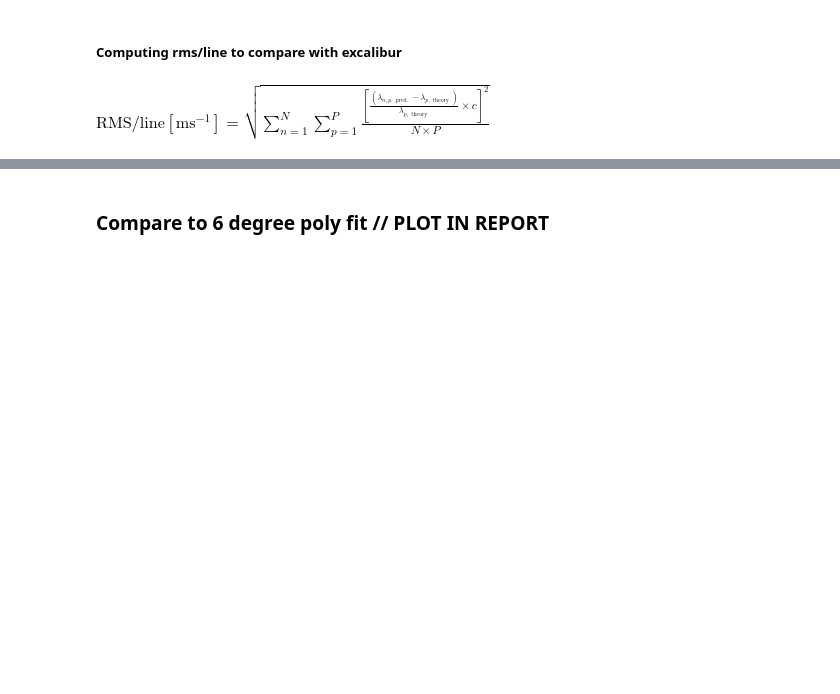
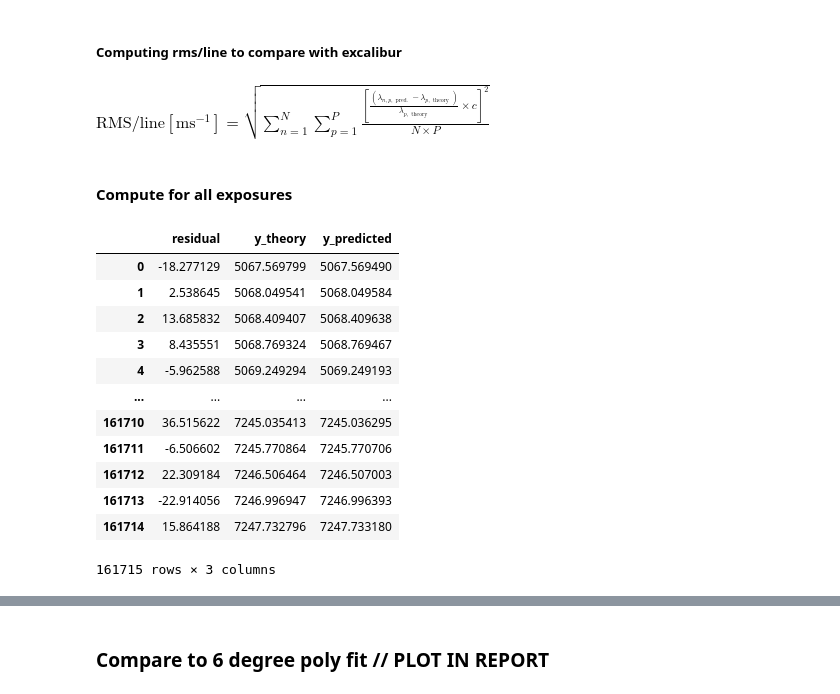
Before and after one commit to Harteg/bachelor-project, a Jupyter notebook: calib_interpolation.ipynb, the cells around one changed output, grey strips where cells are left out. Cells and saved outputs as stored; diff of their text form; code cells hidden in the pictures; blank space fills up the shorter version.

```diff
--- a/calib_interpolation.ipynb
+++ b/calib_interpolation.ipynb
@@ -233,3 +224,5 @@ Text(0, 0.5, 'Frequency')
 $
 \text{RMS/line} \left[\mathrm{m} \mathrm{s}^{-1}\right]=\sqrt{\sum_{n=1}^{N} \sum_{p=1}^{P} \frac{\left[\frac{\left(\lambda_{n, p, \text { pred. }}-\lambda_{p, \text { theory }}\right)}{\lambda_{p, \text { theory }}} \times c\right]^{2}}{N \times P}}
 $
+# %% [markdown]
+#### Compute for all exposures
@@ -235,0 +231,19 @@ $
+# %%
+df = pd.DataFrame(np.column_stack([np.concatenate(all_residuals[0]), np.concatenate(all_residuals[1]), np.concatenate(all_residuals[2])]), columns=["residual", "y_theory", "y_predicted"])
+# df.to_csv("fit_results/all_residuals_interp_pd.csv", index=False)
+# Read: df1 = pd.read_csv("fit_results/all_residuals_interp_pd.csv")
+df
+# %% [output]
+|  | residual | y_theory | y_predicted |
+| 0 | -18.277129 | 5067.569799 | 5067.569490 |
+| 1 | 2.538645 | 5068.049541 | 5068.049584 |
+| 2 | 13.685832 | 5068.409407 | 5068.409638 |
+| 3 | 8.435551 | 5068.769324 | 5068.769467 |
+| 4 | -5.962588 | 5069.249294 | 5069.249193 |
+| ... | ... | ... | ... |
+| 161710 | 36.515622 | 7245.035413 | 7245.036295 |
+| 161711 | -6.506602 | 7245.770864 | 7245.770706 |
+| 161712 | 22.309184 | 7246.506464 | 7246.507003 |
+| 161713 | -22.914056 | 7246.996947 | 7246.996393 |
+| 161714 | 15.864188 | 7247.732796 | 7247.733180 |
+161715 rows × 3 columns
```
Also changed, not shown: parts of 6 cells of this notebook, 19 other files.
